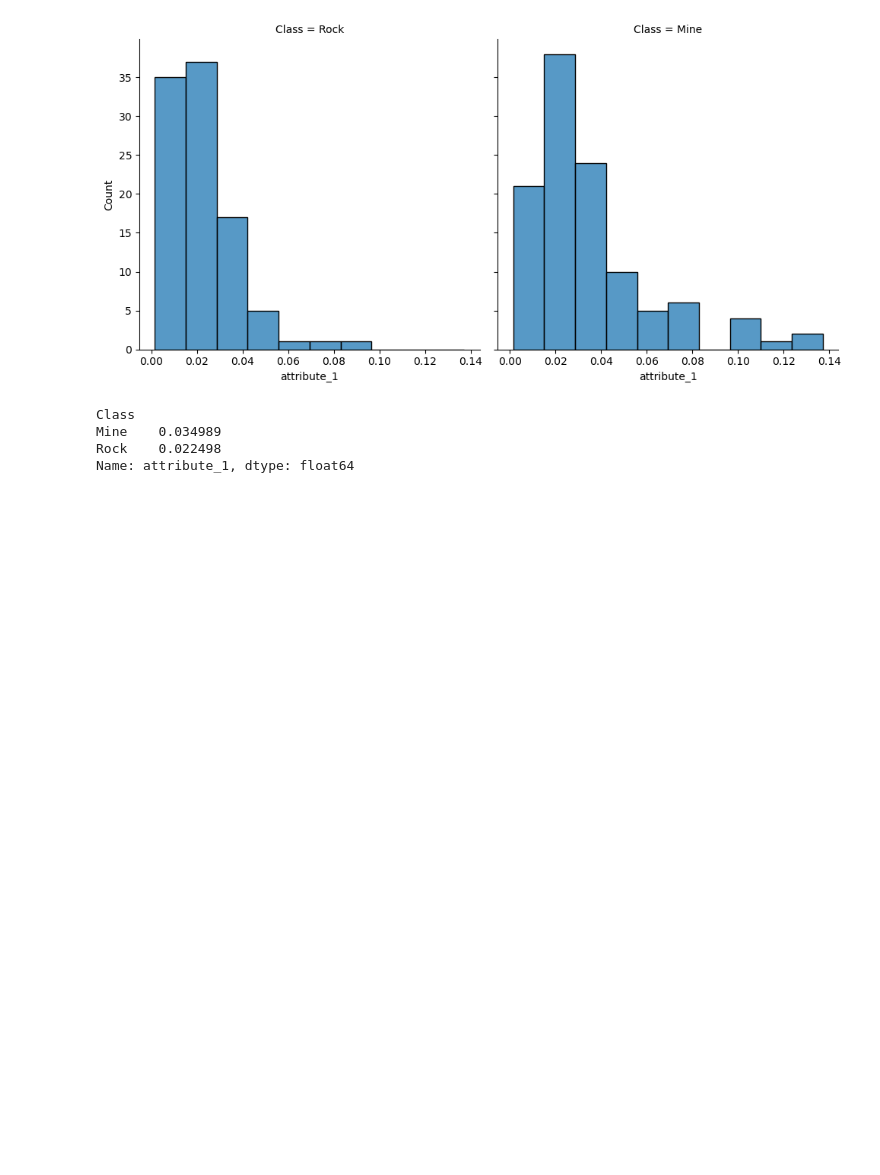
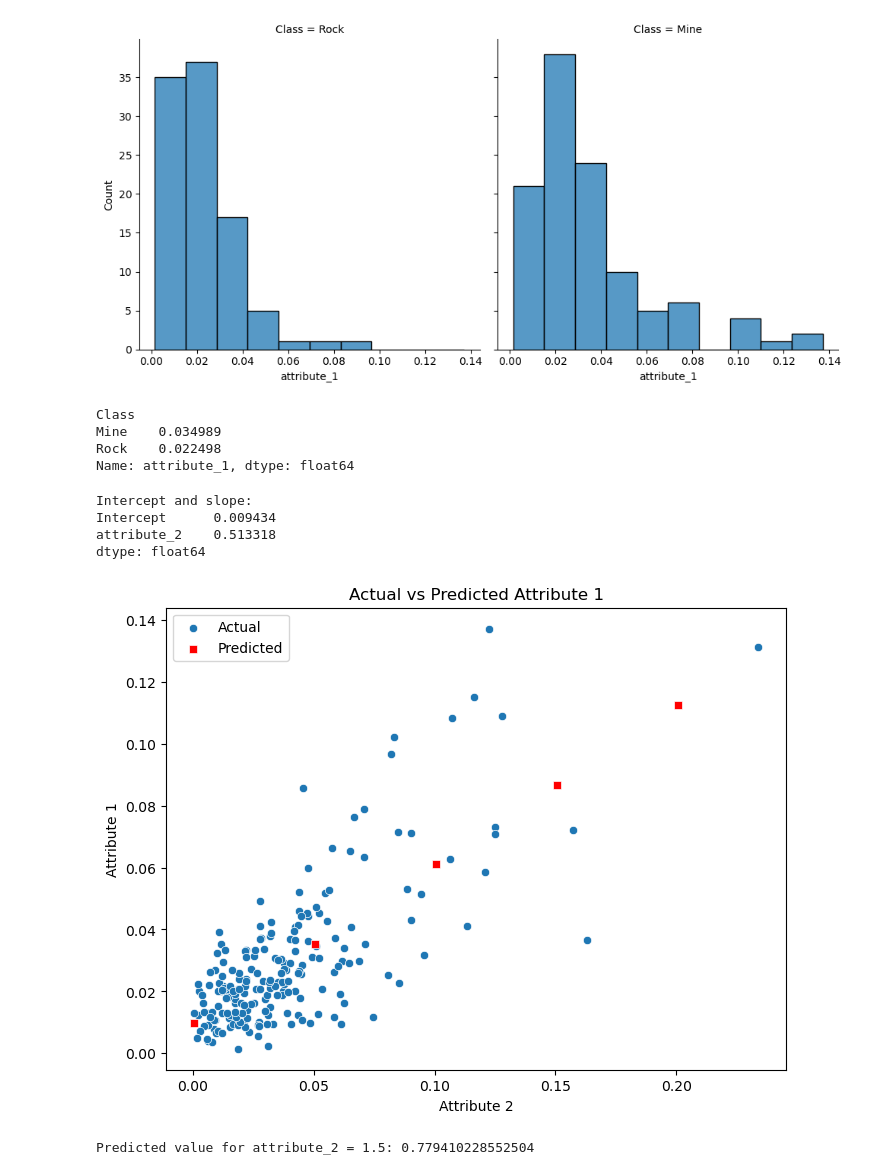
Before and after one commit to ishita2816/cmse202-final-prep, a Jupyter notebook: statsmodel.ipynb, the cells around one changed output. Drawn from its saved outputs; the diff is of its cells as text; code cells hidden in the pictures; blank space fills up the shorter version.

```diff
--- a/statsmodel.ipynb
+++ b/statsmodel.ipynb
@@ -255,3 +272,60 @@ Class
 Mine    0.034989
 Rock    0.022498
 Name: attribute_1, dtype: float64
+# %%
+# 1️⃣ Fit a linear regression model
+# Predict attribute_1 using attribute_2
+model = ols("attribute_1 ~ attribute_2", data=df).fit()
+# %%
+# Print model coefficients
+print("Intercept and slope:")
+print(model.params)
+# %% [output]
+Intercept and slope:
+Intercept      0.009434
+attribute_2    0.513318
+dtype: float64
+# %%
+# 2️⃣ Create new explanatory values for prediction
+# Use np.arange to create values within the observed range of attribute_2
+"""Generated sequence: Automatically creates a range of values between the minimum and maximum observed in your dataset.
+Purpose: Make predictions across the realistic range of the explanatory variable.
+Number of rows: Many rows (depends on step size, here 0.05).
+Use case: Plot a smooth trend line of predictions or calculate predicted responses for all observed values"""
+
+explanatory_data = pd.DataFrame({
+    "attribute_2": np.arange(df["attribute_2"].min(), df["attribute_2"].max(), 0.05)
+})
+# %%
+# 3️⃣ Make predictions using the model
+predictions = model.predict(explanatory_data)
+# %%
+# Combine predictions with explanatory data for easier handling
+prediction_df = explanatory_data.assign(attribute_1_pred=predictions)
+# %%
+# 4️⃣ Plot actual data and predicted points
+plt.figure(figsize=(8,6))
+
+# Scatter plot of actual data
+sns.scatterplot(x="attribute_2", y="attribute_1", data=df, label="Actual")
+
+# Scatter plot of predicted values
+sns.scatterplot(x="attribute_2", y="attribute_1_pred", data=prediction_df,
+                color="red", marker="s", label="Predicted")
+
+# Add labels and title
+plt.xlabel("Attribute 2")
+plt.ylabel("Attribute 1")
+plt.title("Actual vs Predicted Attribute 1")
+plt.legend()
+plt.show()
+# %% [output]
+[figure, added]
+# %%
+# 5️⃣ Example of extrapolation
+# Predict attribute_1 for a value outside the original range
+new_point = pd.DataFrame({"attribute_2": [1.5]})
+predicted_value = model.predict(new_point)
+print(f"Predicted value for attribute_2 = 1.5: {predicted_value.iloc[0]}")
+# %% [output]
+Predicted value for attribute_2 = 1.5: 0.779410228552504
```
Also changed, not shown: parts of 24 cells of this notebook.
